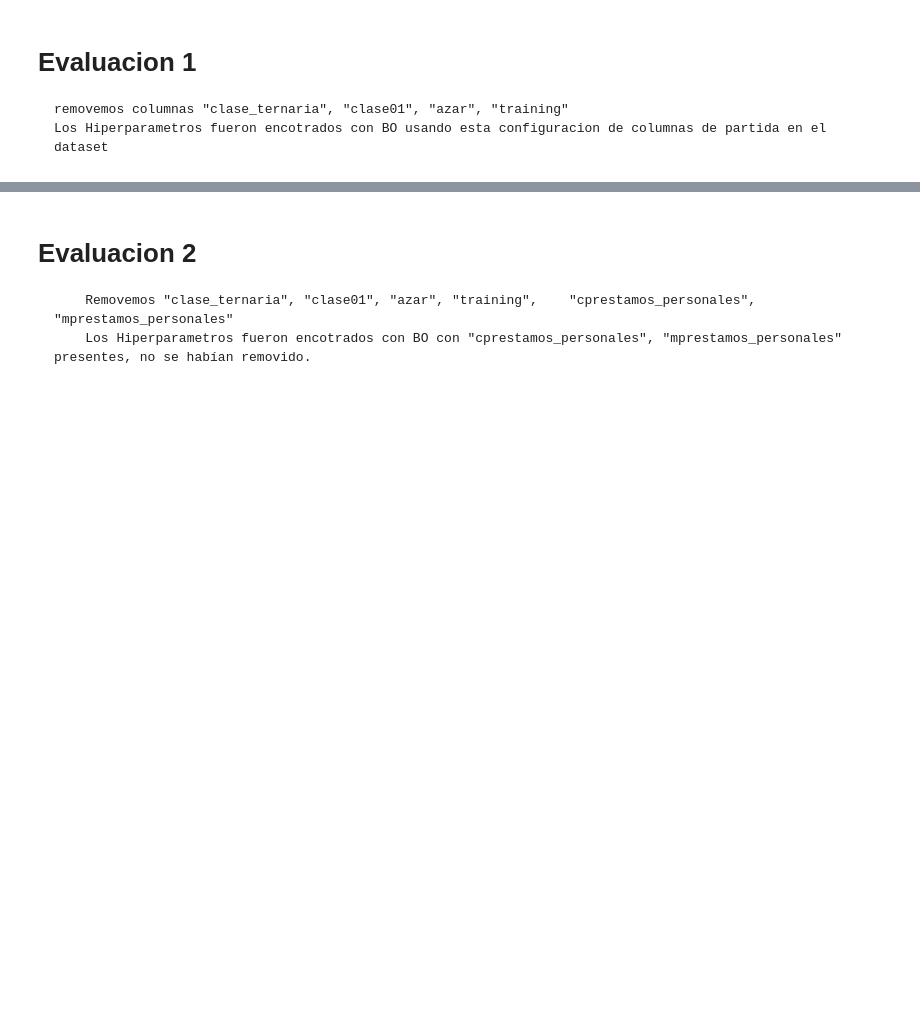
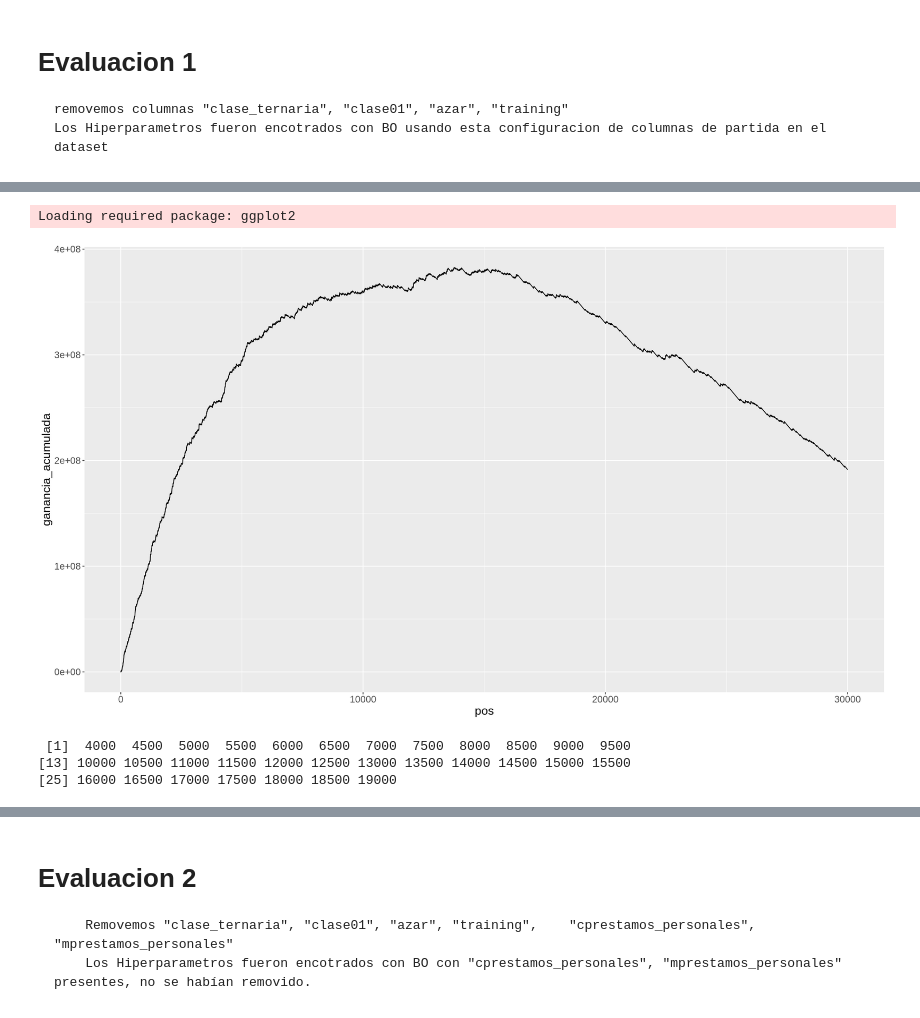
Before and after one commit to ssmito/dmeyf2026, a Jupyter notebook: ensembles/z495_validacion_manual_mejor_modelo.ipynb, the cells around one changed output, grey strips where cells are left out. Drawn from its saved outputs; the diff is of its cells as text; code cells hidden in the pictures; blank space fills up the shorter version.

```diff
--- a/ensembles/z495_validacion_manual_mejor_modelo.ipynb
+++ b/ensembles/z495_validacion_manual_mejor_modelo.ipynb
@@ -380,0 +412,17 @@ for (envios in PARAM$cortes) {
+# %%
+require("ggplot2")
+# defino hasta donde muestra el grafico
+amostrar <- 30000
+# observamos la curva de ganancia
+gra <- ggplot(
+           data= tb_prediccion1[pos <= amostrar],
+           aes( x= pos, y= ganancia_acumulada)
+             ) + geom_line()
+
+gra <- gra + theme(text = element_text(size = 16))
+
+options(repr.plot.width=16, repr.plot.height=9)
+print( gra )
+# %% [output]
+Loading required package: ggplot2
+[figure, added]
@@ -380,0 +432,6 @@ for (envios in PARAM$cortes) {
+# %%
+PARAM$cortes
+# %% [output]
+ [1]  4000  4500  5000  5500  6000  6500  7000  7500  8000  8500  9000  9500
+[13] 10000 10500 11000 11500 12000 12500 13000 13500 14000 14500 15000 15500
+[25] 16000 16500 17000 17500 18000 18500 19000
```
Also changed, not shown: parts of 19 cells of this notebook.
